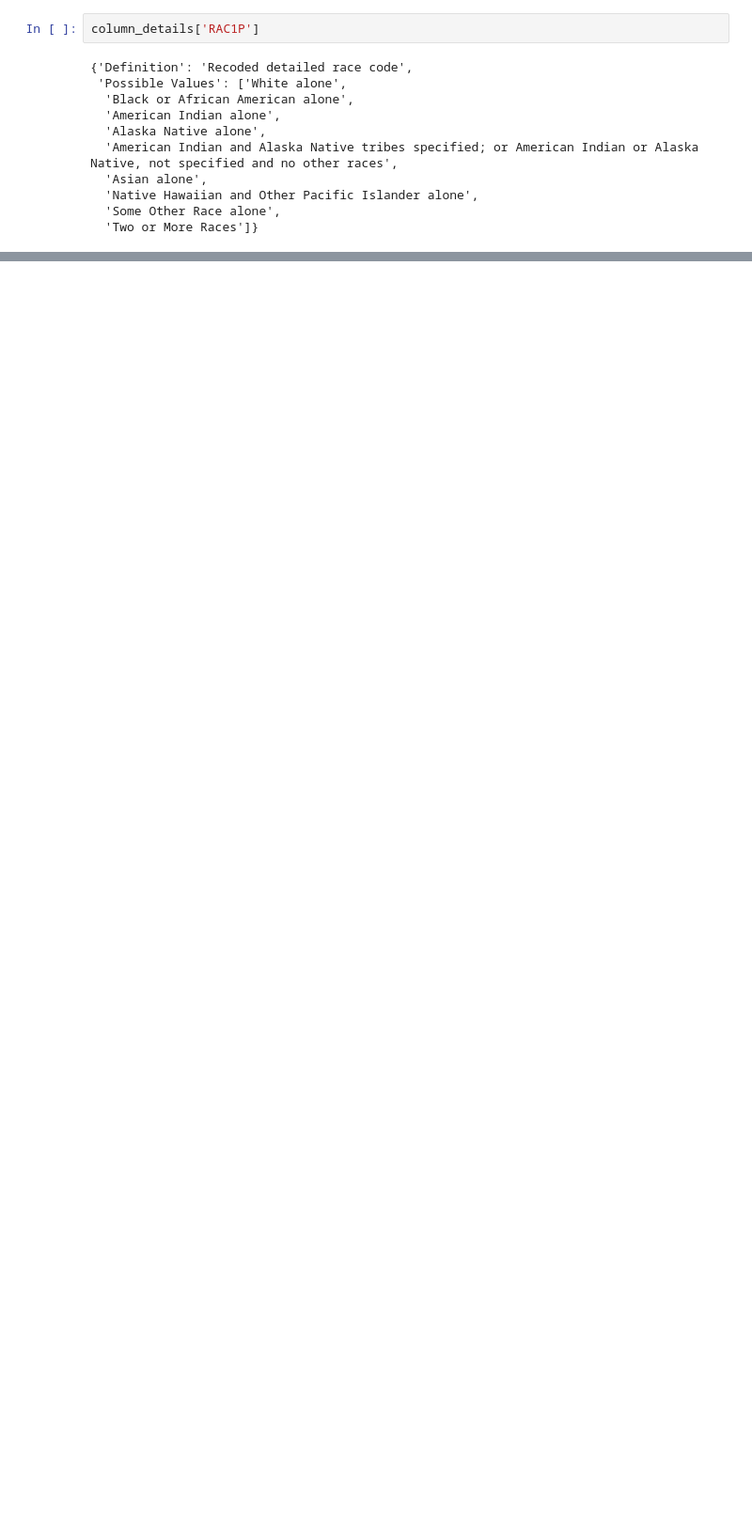
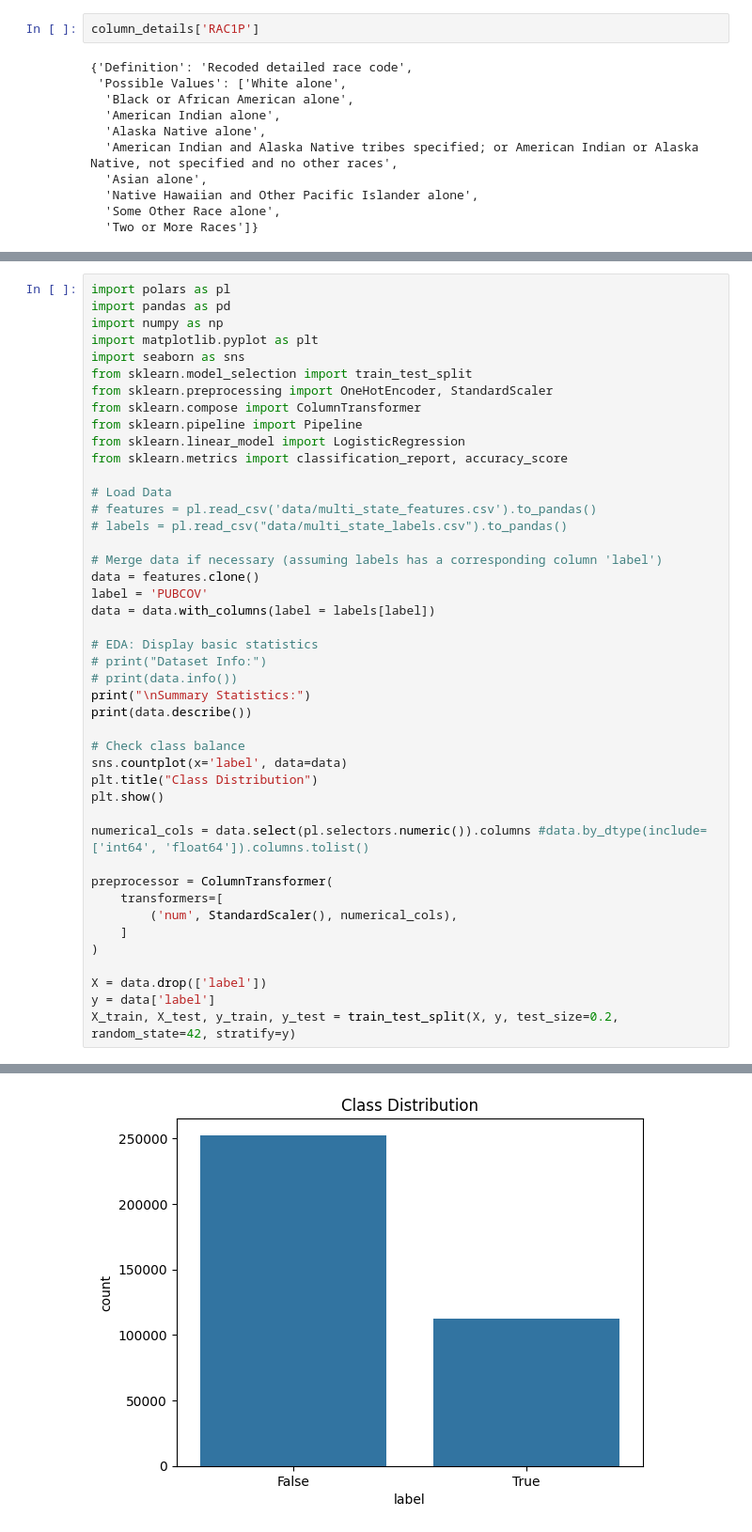
Before and after one commit to VIROOPAKSHC/Fair-And-Transparent-ML-Models, a Jupyter notebook: project.ipynb, the cells around one changed output, grey strips where cells are left out. Shown at 94% size. Saved outputs shown, nothing was run; the diff lists cells and outputs as text; blank space fills up the shorter version.

```diff
--- a/project.ipynb
+++ b/project.ipynb
@@ -162,0 +169,45 @@ plt.show()
+# %%
+import polars as pl
+import pandas as pd
+import numpy as np
+import matplotlib.pyplot as plt
+import seaborn as sns
+from sklearn.model_selection import train_test_split
+from sklearn.preprocessing import OneHotEncoder, StandardScaler
+from sklearn.compose import ColumnTransformer
+from sklearn.pipeline import Pipeline
+from sklearn.linear_model import LogisticRegression
+from sklearn.metrics import classification_report, accuracy_score
+
+# Load Data
+# features = pl.read_csv('data/multi_state_features.csv').to_pandas()
+# labels = pl.read_csv("data/multi_state_labels.csv").to_pandas()
+
+# Merge data if necessary (assuming labels has a corresponding column 'label')
+data = features.clone()
+label = 'PUBCOV'
+data = data.with_columns(label = labels[label])
+
+# EDA: Display basic statistics
+# print("Dataset Info:")
+# print(data.info())
+print("\nSummary Statistics:")
+print(data.describe())
+
+# Check class balance
+sns.countplot(x='label', data=data)
+plt.title("Class Distribution")
+plt.show()
+
+numerical_cols = data.select(pl.selectors.numeric()).columns #data.by_dtype(include=['int64', 'float64']).columns.tolist()
+
+preprocessor = ColumnTransformer(
+    transformers=[
+        ('num', StandardScaler(), numerical_cols),
+    ]
+)
+
+X = data.drop(['label'])
+y = data['label']
+X_train, X_test, y_train, y_test = train_test_split(X, y, test_size=0.2, random_state=42, stratify=y)
+# %% [output]
@@ -162,0 +231 @@ plt.show()
+[figure, added]
```
Also changed, not shown: parts of 8 cells of this notebook, 1 other file.
